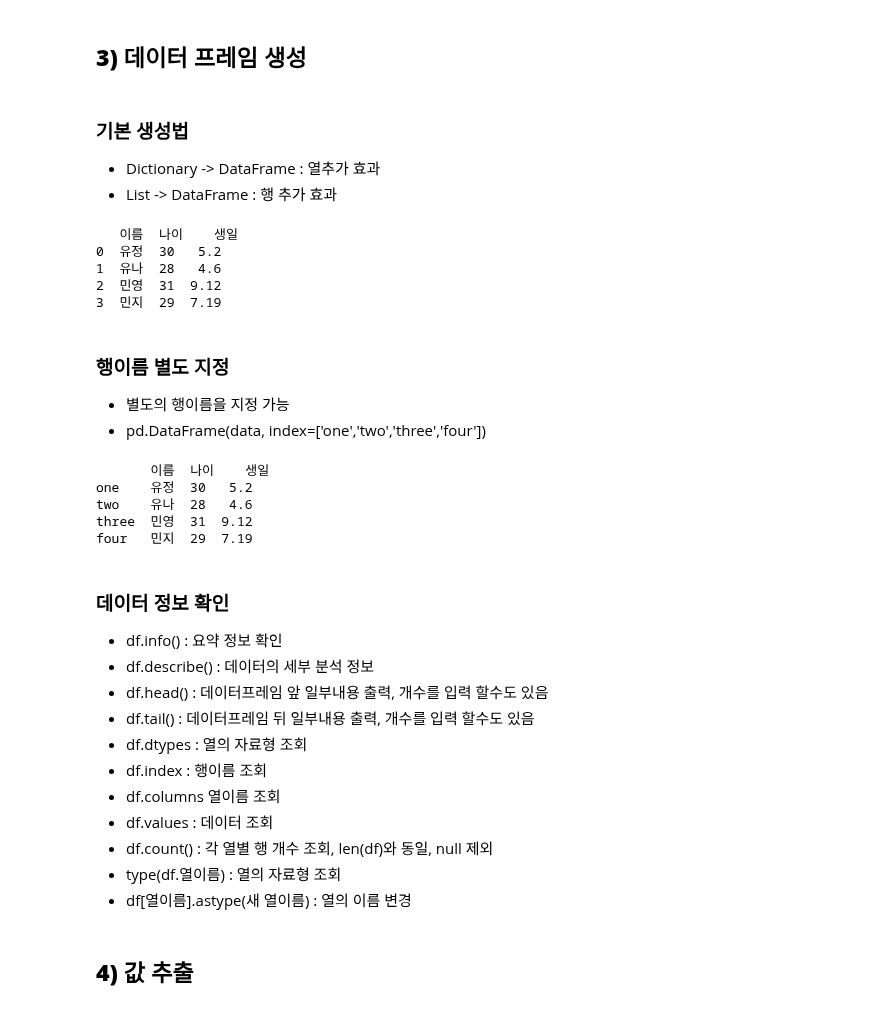
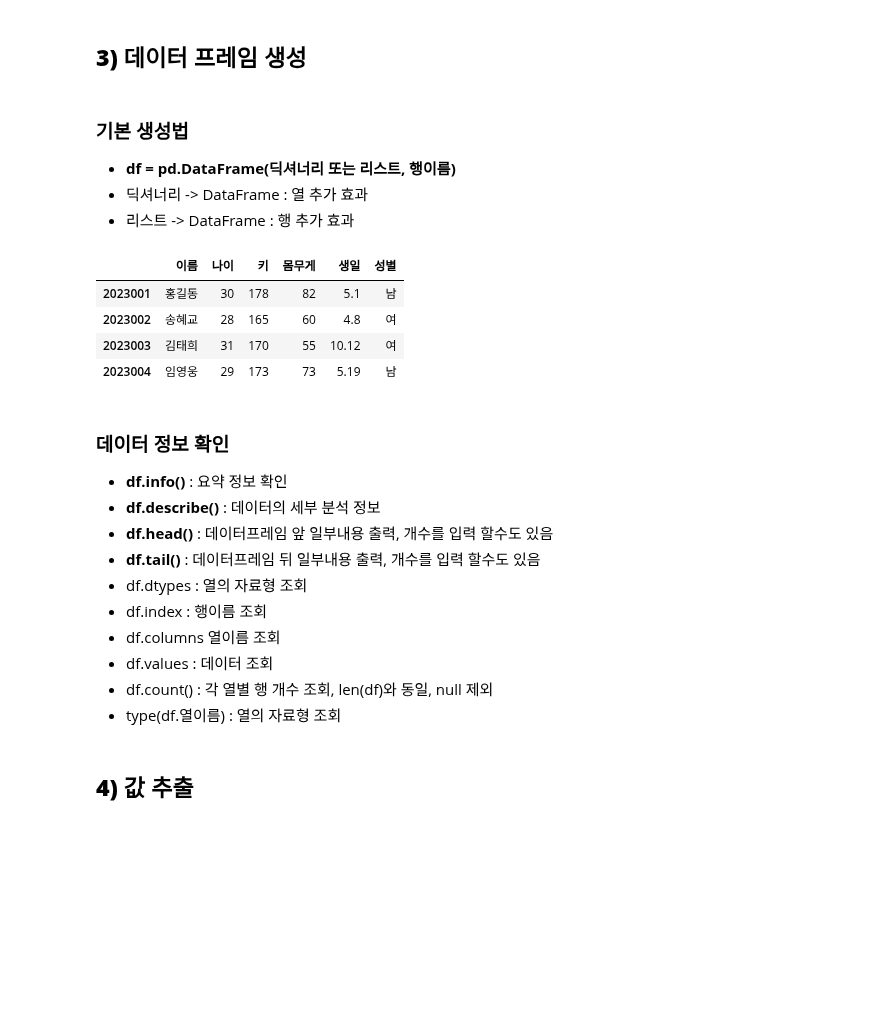
Before and after one commit to hongrolee/Python, a Jupyter notebook: colab/파이썬_중급_Pandas.ipynb, the cells around one changed output. Cells and saved outputs as stored; diff of their text form; code cells hidden in the pictures; blank space fills up the shorter version.

```diff
--- a/colab/파이썬_중급_Pandas.ipynb
+++ b/colab/파이썬_중급_Pandas.ipynb
@@ -68,48 +76,36 @@ Requirement already satisfied: six>=1.5 in /usr/local/lib/python3.10/dist-packag
 # %% [markdown]
 ### 기본 생성법
 
-*   Dictionary -> DataFrame : 열추가 효과
-*   List -> DataFrame : 행 추가 효과
+*   **df = pd.DataFrame(딕셔너리 또는 리스트, 행이름)**
+*   딕셔너리 -> DataFrame : 열 추가 효과
+*   리스트 -> DataFrame : 행 추가 효과
-# %%
-import pandas as pd
-data = {'이름' : ['유정', '유나', '민영', '민지'],
-        '나이' : [30, 28, 31, 29],
-        '생일' : ['5.2', '4.6', '9.12', '7.19']}
-df = pd.DataFrame(data)
-print(df)
-# %% [output]
-   이름  나이    생일
-0  유정  30   5.2
-1  유나  28   4.6
-2  민영  31  9.12
-3  민지  29  7.19
-# %% [markdown]
-### 행이름 별도 지정
-
-*   별도의 행이름을 지정 가능
-*   pd.DataFrame(data, index=['one','two','three','four'])
-# %%
-df = pd.DataFrame(data, index=['one','two','three','four'])
-print(df)
-# %% [output]
-       이름  나이    생일
-one    유정  30   5.2
-two    유나  28   4.6
-three  민영  31  9.12
-four   민지  29  7.19
+# %%
+data = {'이름' :  ['홍길동', '송혜교', '김태희', '임영웅'],
+        '나이' :  [30, 28, 31, 29],
+        '키'   : [178, 165, 170, 173],
+        '몸무게': [82, 60, 55, 73],
+        '생일' :  ['5.1', '4.8', '10.12', '5.19'],
+        '성별' :  ['남', '여', '여', '남'] }
+df = pd.DataFrame(data, index = [2023001,2023002,2023003,2023004])
+df
+# %% [output]
+|  | 이름 | 나이 | 키 | 몸무게 | 생일 | 성별 |
+| 2023001 | 홍길동 | 30 | 178 | 82 | 5.1 | 남 |
+| 2023002 | 송혜교 | 28 | 165 | 60 | 4.8 | 여 |
+| 2023003 | 김태희 | 31 | 170 | 55 | 10.12 | 여 |
+| 2023004 | 임영웅 | 29 | 173 | 73 | 5.19 | 남 |
 # %% [markdown]
 ### 데이터 정보 확인
 
-*   df.info() : 요약 정보 확인
-*   df.describe() : 데이터의 세부 분석 정보
-*   df.head() : 데이터프레임 앞 일부내용 출력, 개수를 입력 할수도 있음
-*   df.tail() : 데이터프레임 뒤 일부내용 출력, 개수를 입력 할수도 있음
+*   **df.info()** : 요약 정보 확인
+*   **df.describe()** : 데이터의 세부 분석 정보
+*   **df.head()** : 데이터프레임 앞 일부내용 출력, 개수를 입력 할수도 있음
+*   **df.tail()** : 데이터프레임 뒤 일부내용 출력, 개수를 입력 할수도 있음
 *   df.dtypes : 열의 자료형 조회
 *   df.index : 행이름 조회
 *   df.columns 열이름 조회
 *   df.values : 데이터 조회
 *   df.count() : 각 열별 행 개수 조회, len(df)와 동일, null 제외
 *   type(df.열이름) : 열의 자료형 조회
-*   df[열이름].astype(새 열이름) : 열의 이름 변경
 # %% [markdown]
 ## **4) 값 추출**
```
Also changed, not shown: parts of 18 cells of this notebook.
